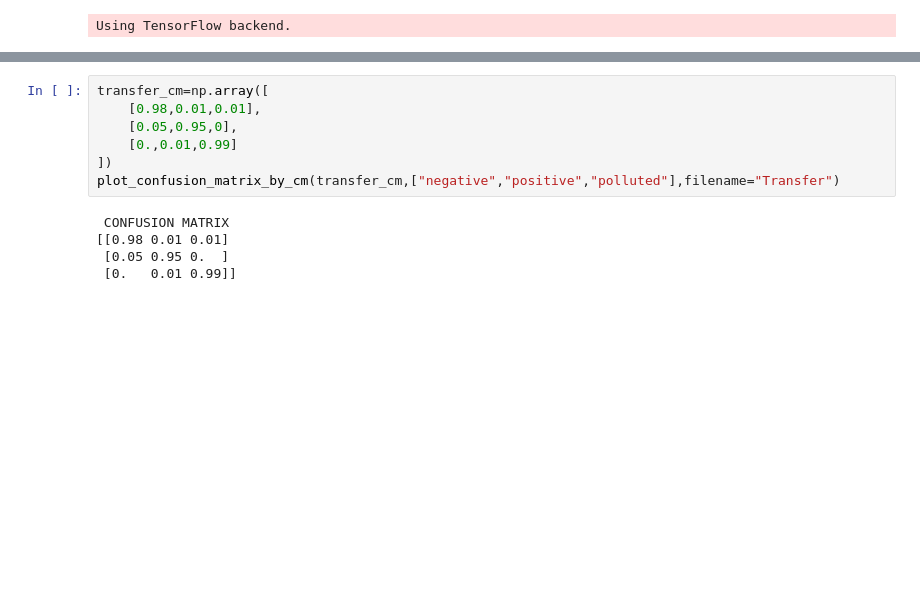
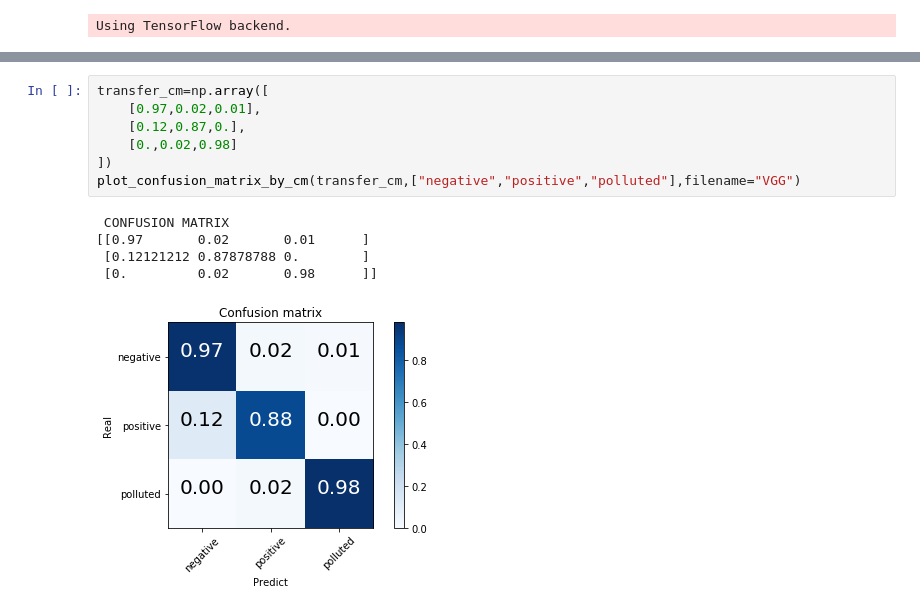
Before and after one commit to cilegann/TuberculosisDetect, a Jupyter notebook: plotCM.ipynb, the cells around one changed output, grey strips where cells are left out. Drawn from its saved outputs; the diff is of its cells as text; blank space fills up the shorter version.

```diff
--- a/plotCM.ipynb
+++ b/plotCM.ipynb
@@ -19,13 +19,14 @@ plot_confusion_matrix_by_cm(cnn_cm,["basketball","baseball","soccer"],filename="
 [figure]
 # %%
 transfer_cm=np.array([
-    [0.98,0.01,0.01],
-    [0.05,0.95,0],
-    [0.,0.01,0.99]
+    [0.97,0.02,0.01],
+    [0.12,0.87,0.],
+    [0.,0.02,0.98]
 ])
-plot_confusion_matrix_by_cm(transfer_cm,["negative","positive","polluted"],filename="Transfer")
+plot_confusion_matrix_by_cm(transfer_cm,["negative","positive","polluted"],filename="VGG")
 # %% [output]
  CONFUSION MATRIX
-[[0.98 0.01 0.01]
- [0.05 0.95 0.  ]
- [0.   0.01 0.99]]
+[[0.97       0.02       0.01      ]
+ [0.12121212 0.87878788 0.        ]
+ [0.         0.02       0.98      ]]
+[figure, added]
```
Also changed, not shown: parts of 1 cell of this notebook, 14 other files.
